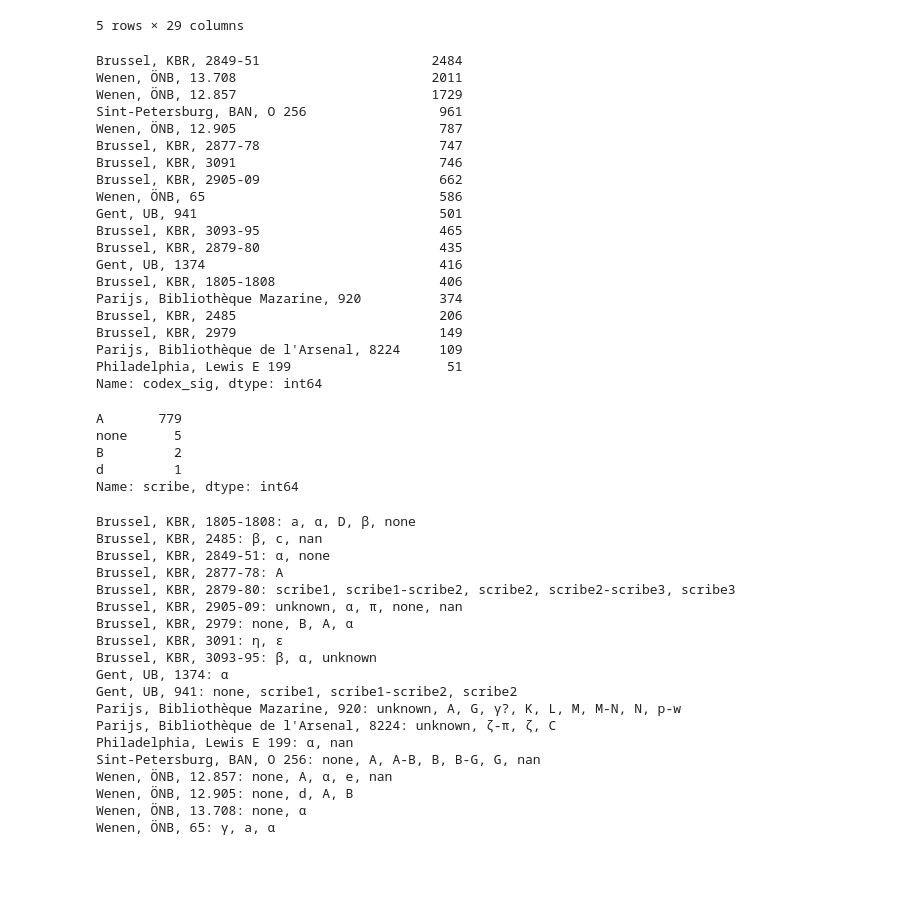
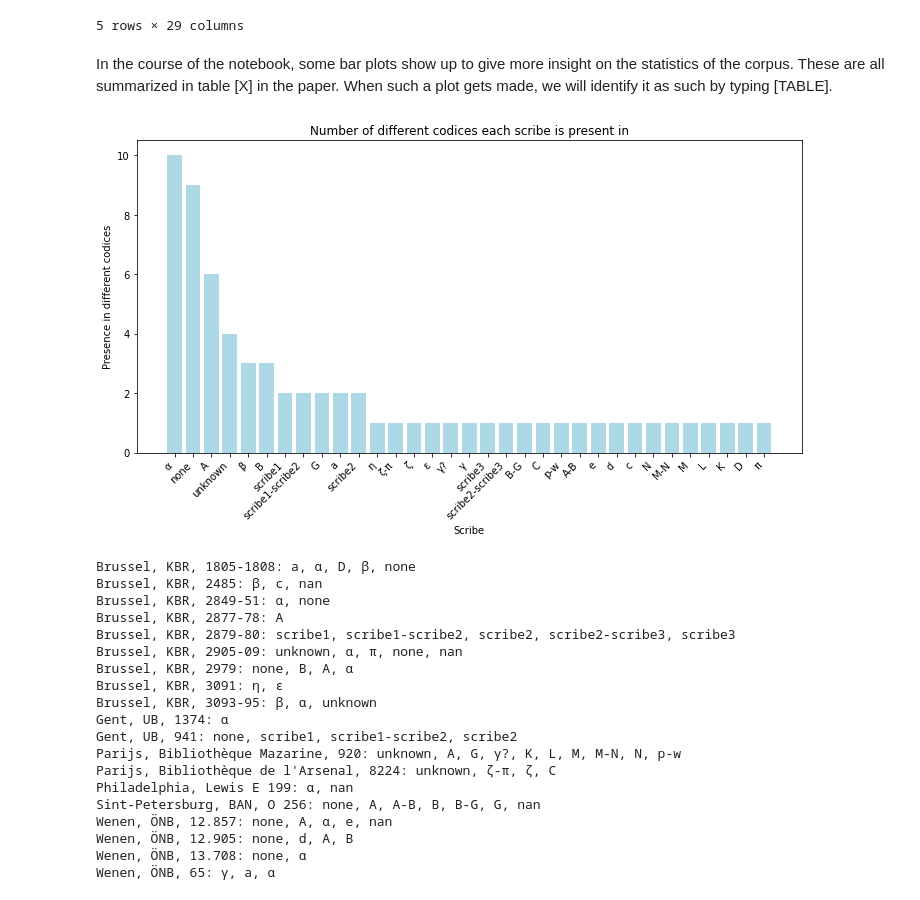
Before and after one commit to Caroline-Vandyck/making-characters-count, a Jupyter notebook: Making Characters Count.ipynb, the cells around one changed output. Cells and saved outputs as stored; diff of their text form; code cells hidden in the pictures; blank space fills up the shorter version.

Commit message:
added more plots

```diff
--- a/Making Characters Count.ipynb
+++ b/Making Characters Count.ipynb
@@ -48,37 +49,33 @@ transcriptions.head(5)
 | 3 | Brussel, KBR, 1805-1808 | 8.0 | 47180129.tiff | 0008_KBR_1805-08_1v.xml | 5186 | 7123 | ... |
 | 4 | Brussel, KBR, 1805-1808 | 9.0 | 0009_KBR_1805-08_2r.tiff | 0009_KBR_1805-08_2r.xml | 5186 | 7123 | ... |
 5 rows × 29 columns
-# %%
-transcriptions['codex_sig'].value_counts()
-# %% [output]
-Brussel, KBR, 2849-51                      2484
-Wenen, ÖNB, 13.708                         2011
-Wenen, ÖNB, 12.857                         1729
-Sint-Petersburg, BAN, O 256                 961
-Wenen, ÖNB, 12.905                          787
-Brussel, KBR, 2877-78                       747
-Brussel, KBR, 3091                          746
-Brussel, KBR, 2905-09                       662
-Wenen, ÖNB, 65                              586
-Gent, UB, 941                               501
-Brussel, KBR, 3093-95                       465
-Brussel, KBR, 2879-80                       435
-Gent, UB, 1374                              416
-Brussel, KBR, 1805-1808                     406
-Parijs, Bibliothèque Mazarine, 920          374
-Brussel, KBR, 2485                          206
-Brussel, KBR, 2979                          149
-Parijs, Bibliothèque de l'Arsenal, 8224     109
-Philadelphia, Lewis E 199                    51
-Name: codex_sig, dtype: int64
-# %%
-transcriptions[transcriptions['codex_sig'] == 'Wenen, ÖNB, 12.905']['scribe'].value_counts()
-# %% [output]
-A       779
-none      5
-B         2
-d         1
-Name: scribe, dtype: int64
+# %% [markdown]
+In the course of the notebook, some bar plots show up to give more insight on the statistics of the corpus. These are all summarized in table [X] in the paper. When such a plot gets made, we will identify it as such by typing [TABLE].
+# %%
+# [TABLE]
+
+# creating a bar plot that shows the number of different codices each scribe is present in
+
+# group by scribe and count unique codices
+scribe_counts = transcriptions.groupby('scribe')['codex_sig'].nunique()
+scribe_counts = scribe_counts.sort_values(ascending=False)
+
+# create bar plot
+plt.figure(figsize=(10, 6))
+plt.bar(scribe_counts.index, scribe_counts.values, color='lightblue')
+
+# add labels
+plt.xlabel('Scribe')
+plt.ylabel('Presence in different codices')
+plt.title('Number of different codices each scribe is present in')
+
+# increase readability
+plt.xticks(rotation=45, ha='right')
+
+plt.tight_layout()
+plt.show()
+# %% [output]
+[figure, added]
 # %%
 grouped_df = transcriptions.groupby('codex_sig')
 
```
Also changed, not shown: parts of 28 cells of this notebook.
